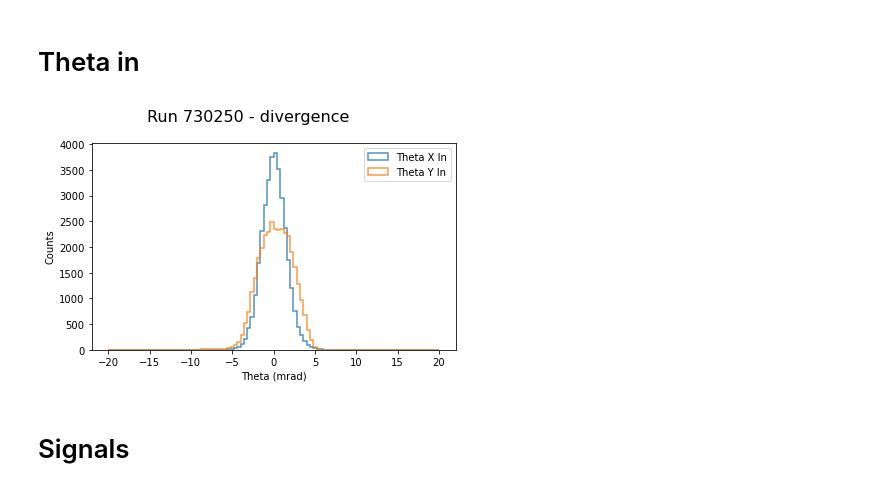
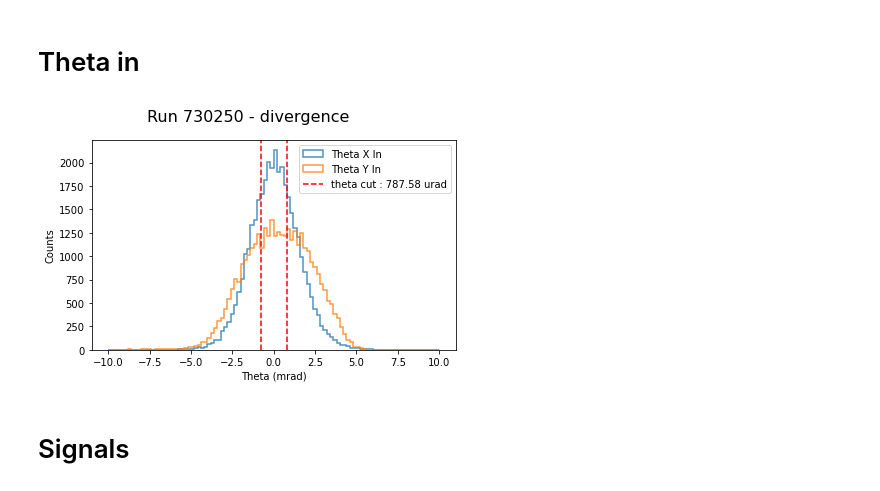
Before and after one commit to Ncanale/eplusBOOST_2025_T9, a Jupyter notebook: OM/check_signal_epBOOST.ipynb, the cells around one changed output. Saved outputs shown, nothing was run; the diff lists cells and outputs as text; code cells hidden in the pictures.

Commit message:
theta cut added

```diff
--- a/OM/check_signal_epBOOST.ipynb
+++ b/OM/check_signal_epBOOST.ipynb
@@ -115,12 +115,19 @@ theta_x_out, theta_y_out = get_theta_angles(xcry, ycry, x3, y3, dc3)
 ph_calo_photon = ph[:,2]
 ph_cherry1 = ph[:,0]
 
-theta_crit = np.sqrt((2*887/(2.86*1e9)))*1e6 ##urad
-# theta_crit = np.sqrt((2*887/(6*1e9)))*1e6 ##urad
+theta_crit = 100000000000
+if run_number in [730224,730245,730247]: ## add 6GeV runs
+    theta_crit = np.sqrt((2*887/(6*1e9))) ##rad
+if run_number in [730250]: ## add 2.866GeV runs
+    theta_crit = np.sqrt((2*887/(2.86*1e9))) ##rad
 
-print(theta_crit)
-theta_cut = theta_crit
-# theta_cut = 100000000000
+print(f'{theta_crit*1e6:.2f} urad')
+CutTheta = True
+
+if CutTheta == True:
+    theta_cut = theta_crit
+else:
+    theta_cut = 100000000000
 
 print(f'{run_number} -- N spill: {info_plus[:,0][-1]} -- events in x1: {len(x1)}')
 # %% [output]
@@ -172,16 +179,20 @@ plt.show()
 # %%
 fig, ax = plt.subplots(1, figsize=(6, 4))
 fig.suptitle(f'Run {run_number} - divergence ', fontsize=16)
 
-ax.hist(theta_x_in*1e3, bins=100, range=(-20, 20), label='Theta X In', **opt_hist)
-ax.hist(theta_y_in*1e3, bins=100, range=(-20, 20), label='Theta Y In', **opt_hist)
-ax.legend()
+ax.hist(theta_x_in*1e3, bins=100, range=(-10, 10), label='Theta X In', **opt_hist)
+ax.hist(theta_y_in*1e3, bins=100, range=(-10, 10), label='Theta Y In', **opt_hist)
 ax.set_xlabel('Theta (mrad)')
 ax.set_ylabel('Counts')
+
+if CutTheta:
+    ax.axvline(-theta_cut*1e3, c = 'r', ls = '--')
+    ax.axvline(theta_cut*1e3, c = 'r', ls = '--', label = f'theta cut : {theta_cut*1e6:.2f} urad')
+ax.legend()
 plt.tight_layout()
 plt.show()
 # %% [output]
-[figure, old version]
+[figure, new version]
 # %% [markdown]
 # Signals
 # %%
```
Also changed, not shown: parts of 9 cells of this notebook, 1 other file.
